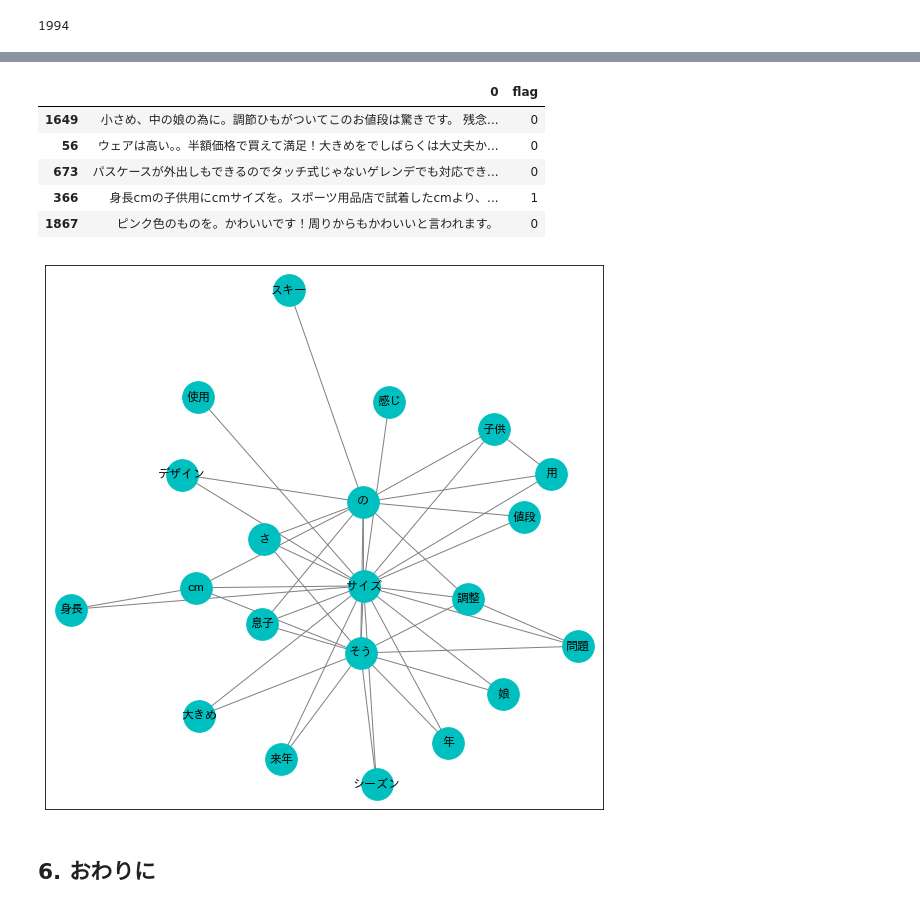
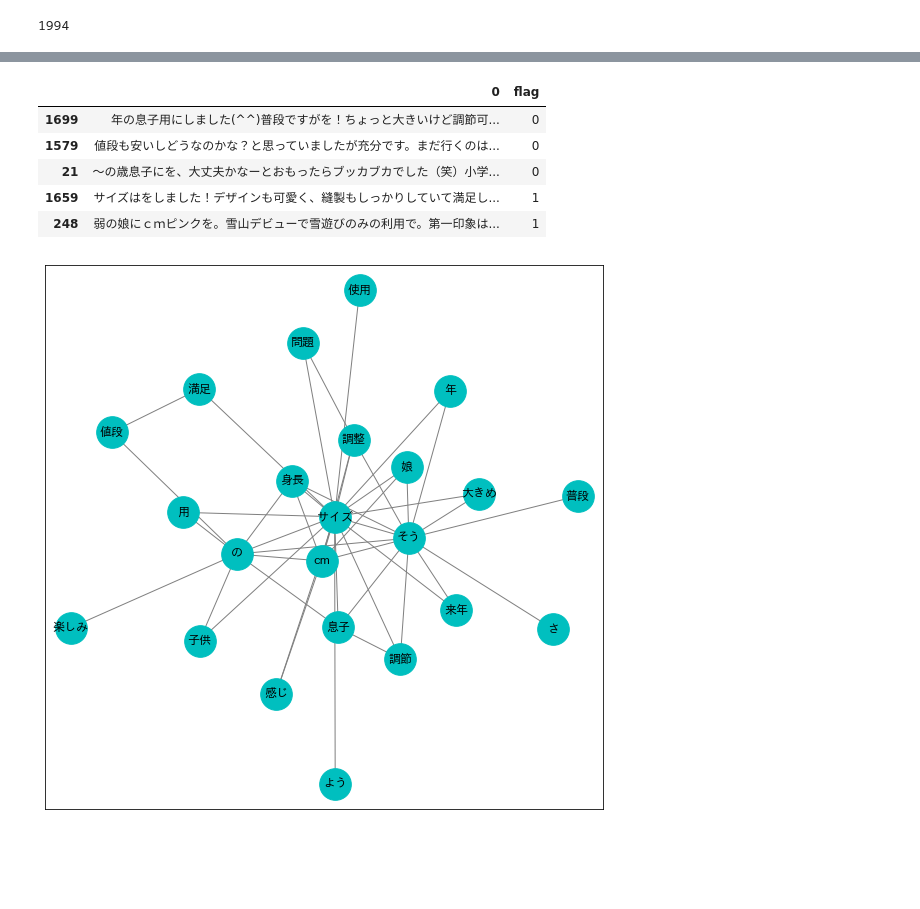
Before and after one commit to TomoyaOzawa-DA/Datact, a Jupyter notebook: TextMining/TextMining.ipynb, the cells around one changed output, grey strips where cells are left out. Saved outputs shown, nothing was run; the diff lists cells and outputs as text; code cells hidden in the pictures; blank space fills up the shorter version.

```diff
--- a/TextMining/TextMining.ipynb
+++ b/TextMining/TextMining.ipynb
@@ -533,19 +700,17 @@ df_high.head()
 # %%
-# 複数の文字列を一気に抜きたいときはこう。正規表現
-df_high[0] = df_high[0].str.replace('センチ|キロ', '', regex=True)
+# 複数の文字列を一気に抜きたいときはこう。正規表現を使っています。
+df_high[0] = df_high[0].str.replace('センチ|cm', '', regex=True)
 df_high.head()
 # %% [output]
 |  | 0 | flag |
-| 1649 | 小さめ、中の娘の為に。調節ひもがついてこのお値段は驚きです。 残念... | 0 |
-| 56 | ウェアは高い。。半額価格で買えて満足！大きめをでしばらくは大丈夫か... | 0 |
-| 673 | パスケースが外出しもできるのでタッチ式じゃないゲレンデでも対応でき... | 0 |
-| 366 | 身長cmの子供用にcmサイズを。スポーツ用品店で試着したcmより、... | 1 |
-| 1867 | ピンク色のものを。かわいいです！周りからもかわいいと言われます。 | 0 |
+| 1699 | 年の息子用にしました(^^)普段ですがを！ちょっと大きいけど調節可... | 0 |
+| 1579 | 値段も安いしどうなのかな？と思っていましたが充分です。まだ行くのは... | 0 |
+| 21 | 〜の歳息子にを、大丈夫かなーとおもったらブッカブカでした（笑）小学... | 0 |
+| 1659 | サイズはをしました！デザインも可愛く、縫製もしっかりしていて満足し... | 1 |
+| 248 | 弱の娘にｃｍピンクを。雪山デビューで雪遊びのみの利用で。第一印象は... | 1 |
 # %%
-# テスト
+# 実装
 list_high = df_high[0].values.tolist()
-make_network(list_high, "名詞")
+make_network(list_high, "名詞", size = 50)
 # %% [output]
-[figure, old version]
+[figure, new version]
-# %% [markdown]
-## 6. おわりに<a class="anchor" id="final-bullet"></a>
```
Also changed, not shown: parts of 65 cells of this notebook, 1 other file.
